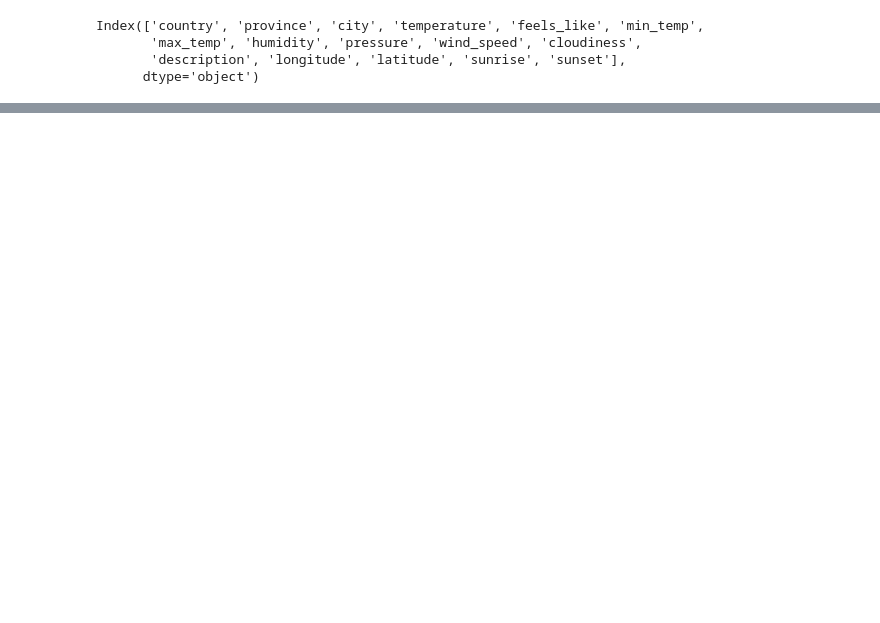
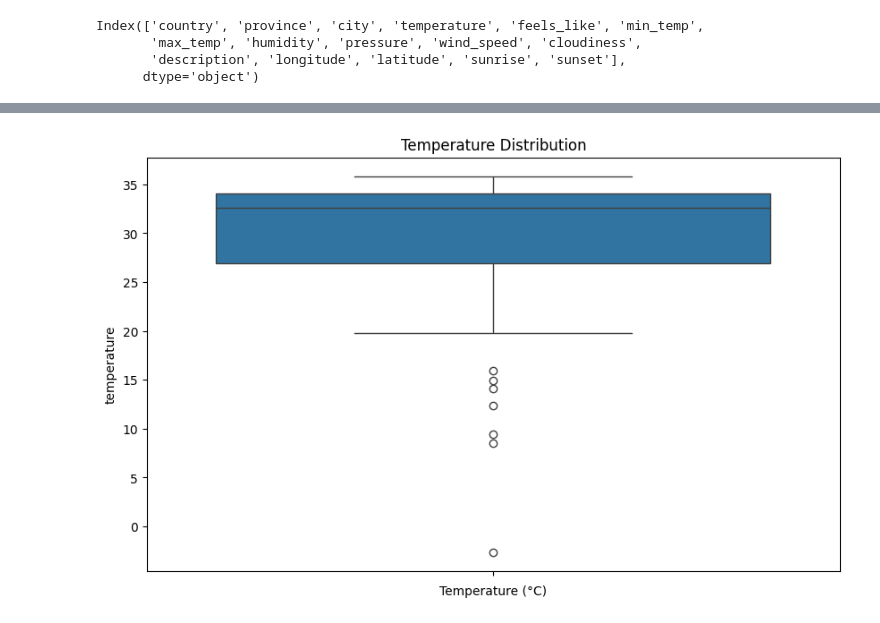
Before and after one commit to Rizwanhu/Weather-Data-Analysis-Project, a Jupyter notebook: ML_Weather_Pattren_data_analysis_Project.ipynb, the cells around one changed output, grey strips where cells are left out. Cells and saved outputs as stored; diff of their text form; code cells hidden in the pictures; blank space fills up the shorter version.

```diff
--- a/ML_Weather_Pattren_data_analysis_Project.ipynb
+++ b/ML_Weather_Pattren_data_analysis_Project.ipynb
@@ -455,3 +512,11 @@ plt.show()
+# %%
+plt.figure(figsize=(10, 6))
+sns.boxplot(df['temperature'])
+plt.title('Temperature Distribution')
+plt.xlabel('Temperature (°C)')
+plt.show()
+# %% [output]
+[figure, added]
 # %%
 city_province_group = df.groupby(['province', 'city']).agg({
     'temperature': 'mean',
```
Also changed, not shown: parts of 22 cells of this notebook.
